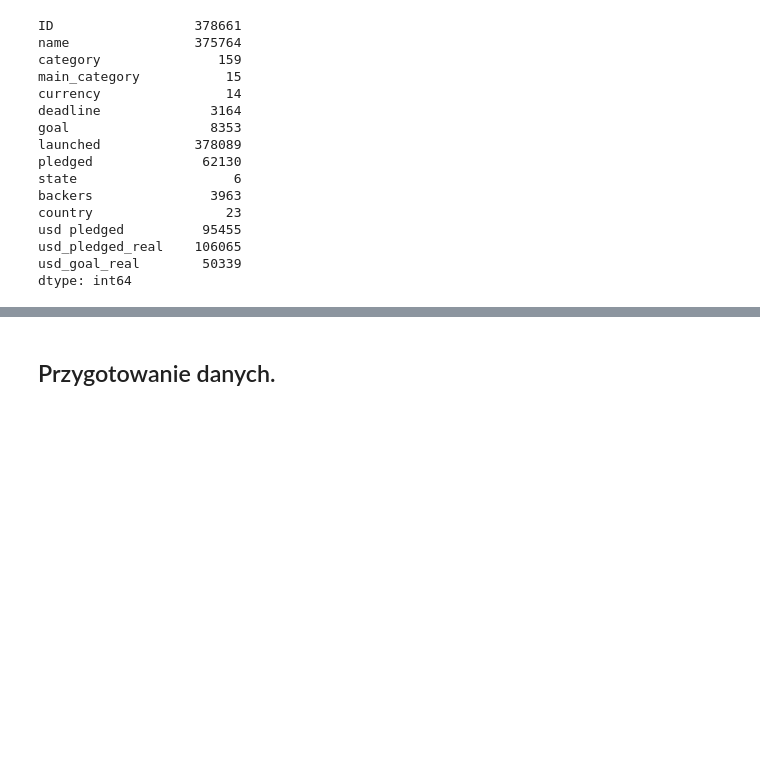
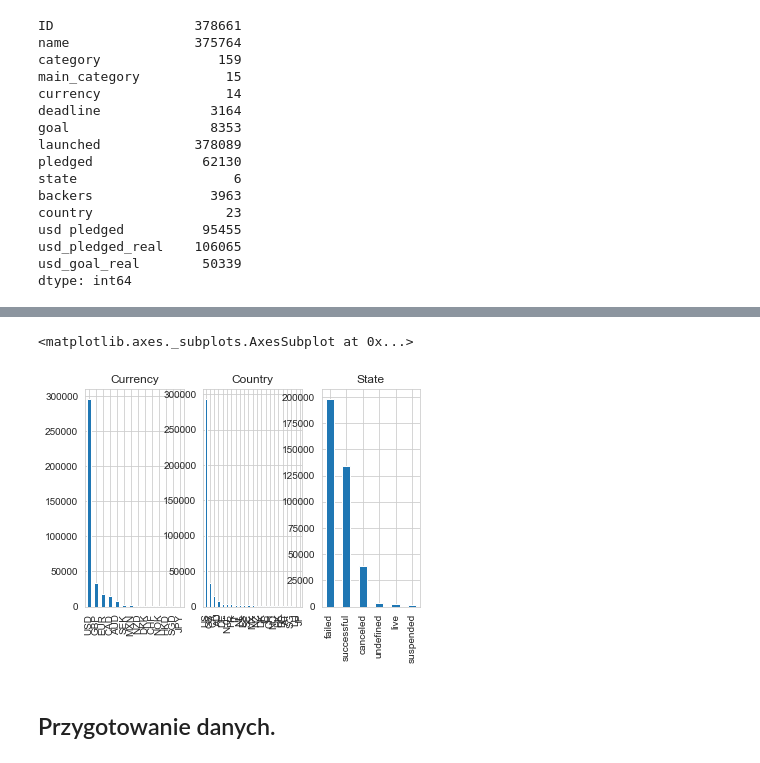
Before and after one commit to infoshareacademy/jdsz2-apacze, a Jupyter notebook: project_ML_kicstarter/Projekt ML.ipynb, the cells around one changed output, grey strips where cells are left out. Cells and saved outputs as stored; diff of their text form; code cells hidden in the pictures; blank space fills up the shorter version.

```diff
--- a/project_ML_kicstarter/Projekt ML.ipynb
+++ b/project_ML_kicstarter/Projekt ML.ipynb
@@ -117,3 +117,13 @@ plt.show()
+# %%
+plt.subplot(131, title='Currency')
+df['currency'].value_counts().plot.bar()
+plt.subplot(132, title='Country')
+df['country'].value_counts().plot.bar()
+plt.subplot(133, title='State')
+df['state'].value_counts().plot.bar()
+# %% [output]
+<matplotlib.axes._subplots.AxesSubplot at 0x...>
+[figure, added]
 # %% [markdown]
 ## Przygotowanie danych.
 # %%
```
Also changed, not shown: parts of 26 cells of this notebook, 1 other file.
